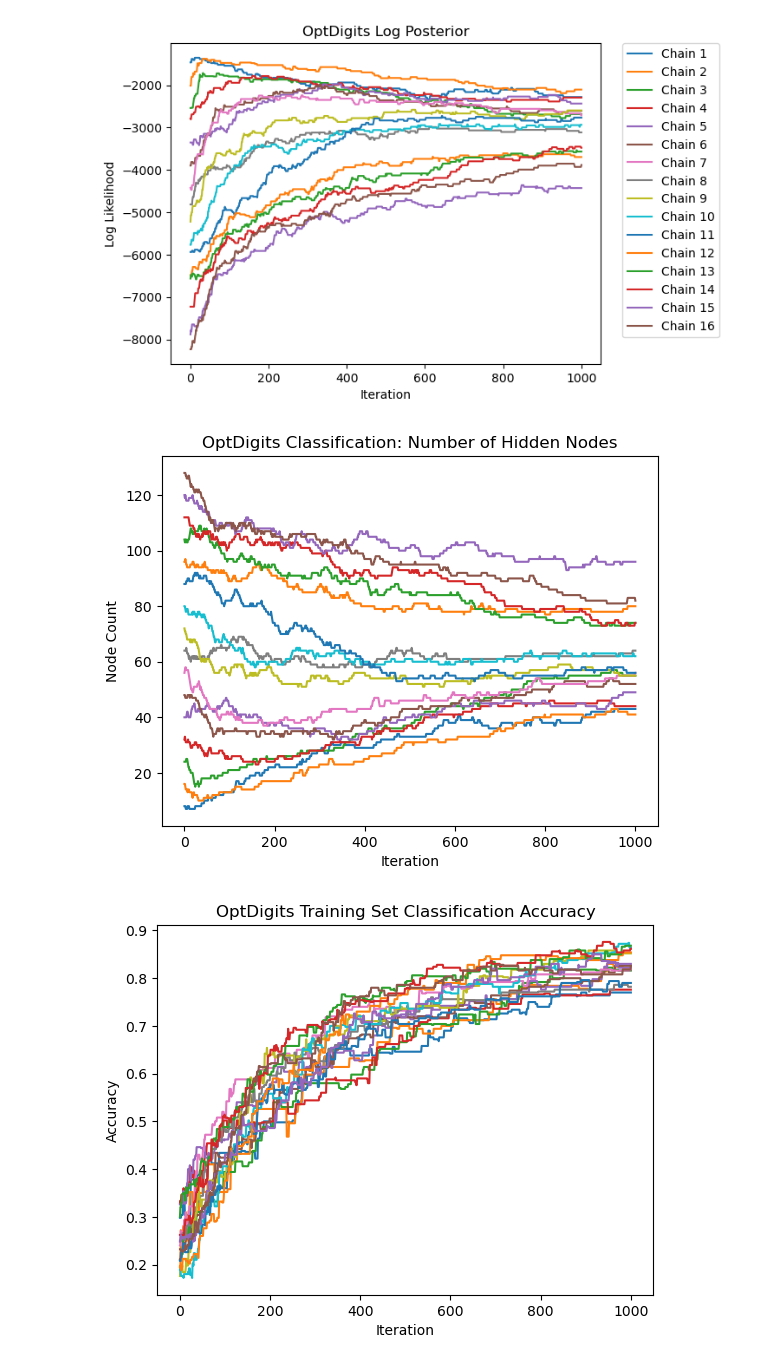
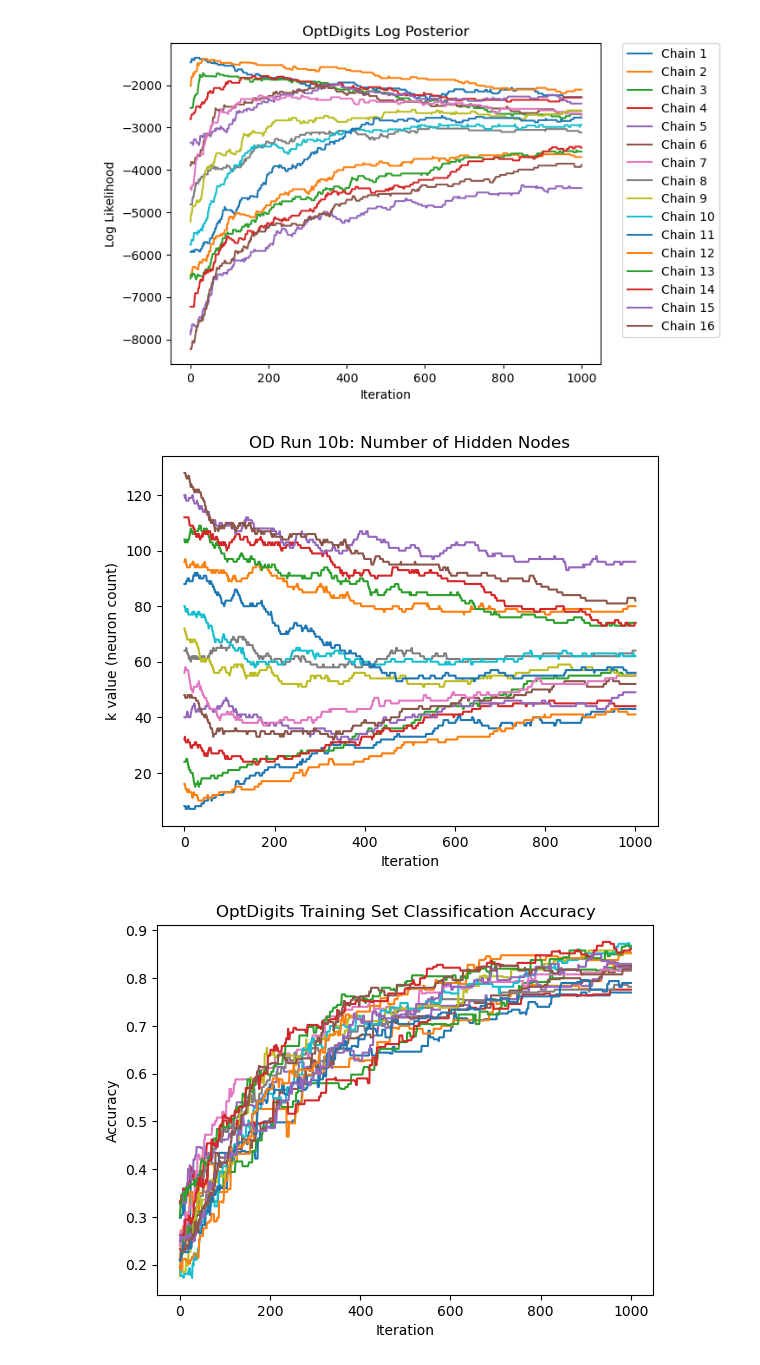
Before and after one commit to jberezow/OptDigits, a Jupyter notebook: Thesis-Opt10cAnalysis.ipynb, the cells around one changed output. Cells and saved outputs as stored; diff of their text form; code cells hidden in the pictures.

```diff
--- a/Thesis-Opt10cAnalysis.ipynb
+++ b/Thesis-Opt10cAnalysis.ipynb
@@ -64,13 +64,13 @@ legend(bbox_to_anchor=[1.05,1],loc=2,borderaxespad=0);
 # %%
 #Node Count Chart
 for i=1:chains
     plot([trace[(:k,1)] for trace in traces[i]])
 end
-plt.title("OptDigits Classification: Number of Hidden Nodes")
+plt.title("OD Run 10b: Number of Hidden Nodes")
 plt.xlabel("Iteration")
-plt.ylabel("Node Count");
+plt.ylabel("k value (neuron count)");
 # %% [output]
-[figure, old version]
+[figure, new version]
 # %%
 #Plot Training Accuracy
 for v=1:chains
```
Also changed, not shown: parts of 5 cells of this notebook, 4 other files.
